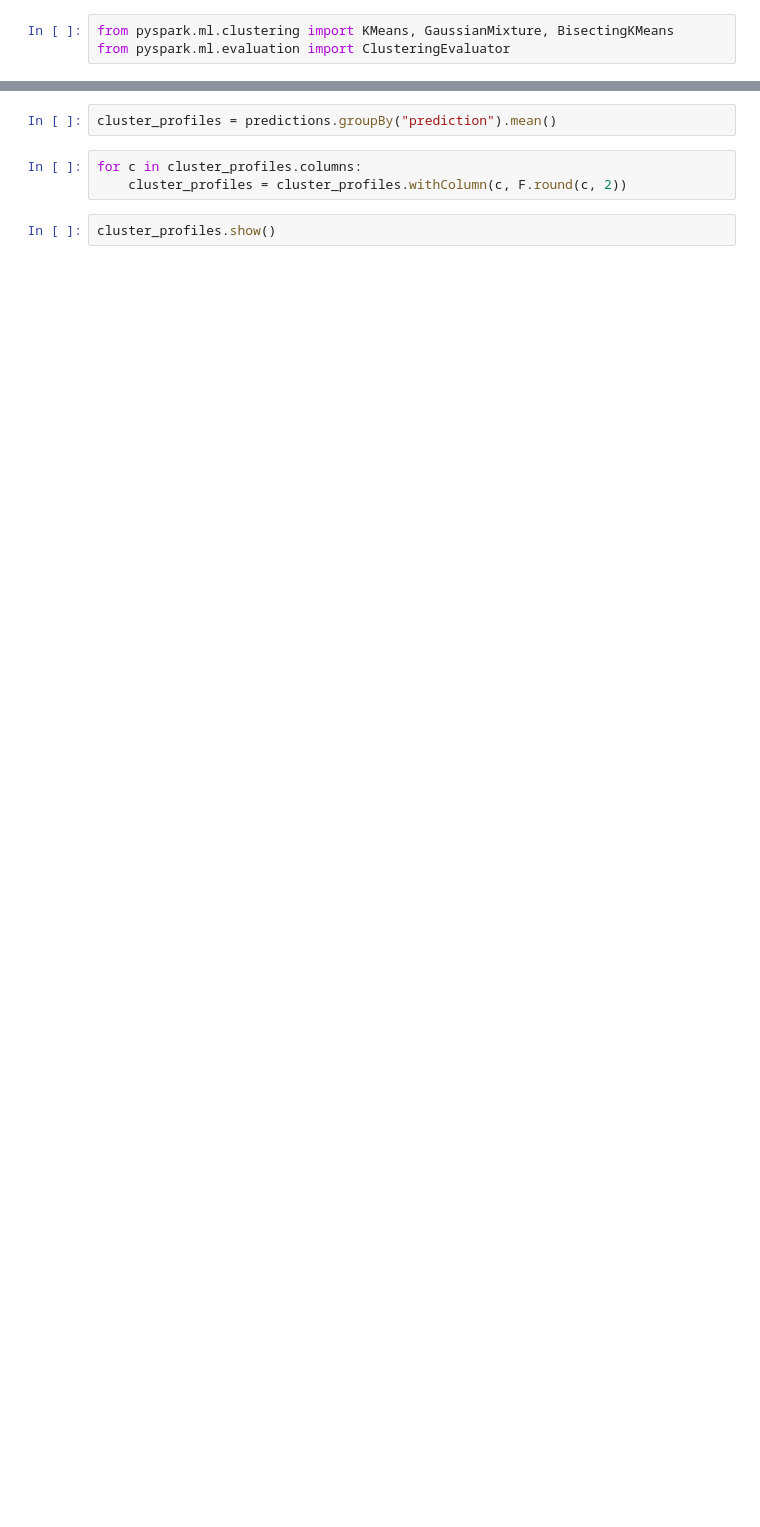
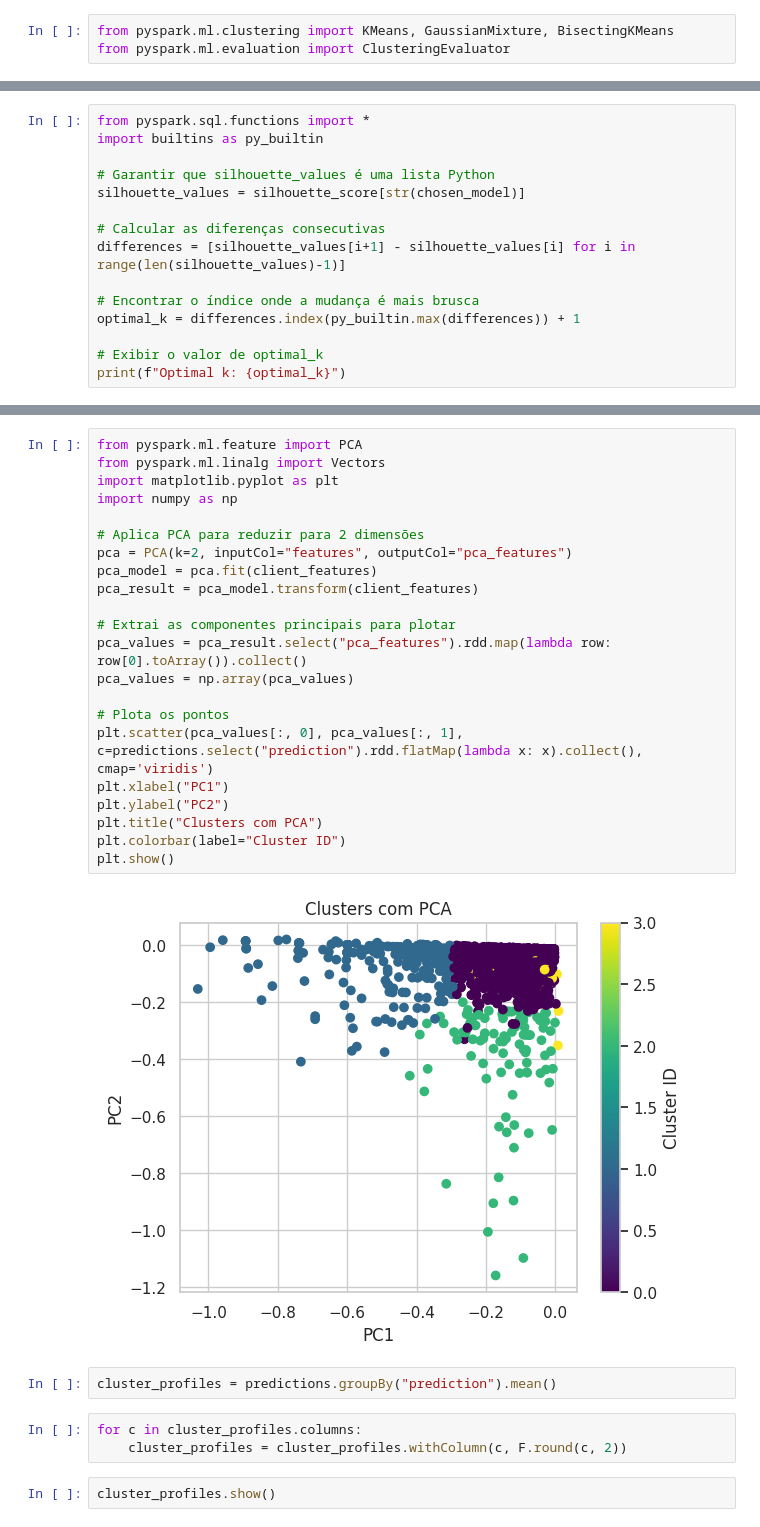
Before and after one commit to GothamAnalytics-7/PMBD, a Jupyter notebook: notebooks/3-UserClustering.ipynb, the cells around one changed output, grey strips where cells are left out. Cells and saved outputs as stored; diff of their text form; blank space fills up the shorter version.

Commit message:
Finalizada a análise dos clusters

```diff
--- a/notebooks/3-UserClustering.ipynb
+++ b/notebooks/3-UserClustering.ipynb
@@ -162,0 +185,15 @@ optimal_k = silhouette_score[str(chosen_model)].index(max(silhouette_score[str(c
+# %%
+from pyspark.sql.functions import *
+import builtins as py_builtin
+
+# Garantir que silhouette_values é uma lista Python
+silhouette_values = silhouette_score[str(chosen_model)]
+
+# Calcular as diferenças consecutivas
+differences = [silhouette_values[i+1] - silhouette_values[i] for i in range(len(silhouette_values)-1)]
+
+# Encontrar o índice onde a mudança é mais brusca
+optimal_k = differences.index(py_builtin.max(differences)) + 1
+
+# Exibir o valor de optimal_k
+print(f"Optimal k: {optimal_k}")
@@ -202,3 +246,27 @@ predictions.groupBy("prediction").count().show()
+# %%
+from pyspark.ml.feature import PCA
+from pyspark.ml.linalg import Vectors
+import matplotlib.pyplot as plt
+import numpy as np
+
+# Aplica PCA para reduzir para 2 dimensões
+pca = PCA(k=2, inputCol="features", outputCol="pca_features")
+pca_model = pca.fit(client_features)
+pca_result = pca_model.transform(client_features)
+
+# Extrai as componentes principais para plotar
+pca_values = pca_result.select("pca_features").rdd.map(lambda row: row[0].toArray()).collect()
+pca_values = np.array(pca_values)
+
+# Plota os pontos
+plt.scatter(pca_values[:, 0], pca_values[:, 1], c=predictions.select("prediction").rdd.flatMap(lambda x: x).collect(), cmap='viridis')
+plt.xlabel("PC1")
+plt.ylabel("PC2")
+plt.title("Clusters com PCA")
+plt.colorbar(label="Cluster ID")
+plt.show()
+# %% [output]
+[figure, added]
 # %%
 cluster_profiles = predictions.groupBy("prediction").mean()
 # %%
```
Also changed, not shown: parts of 19 cells of this notebook.
